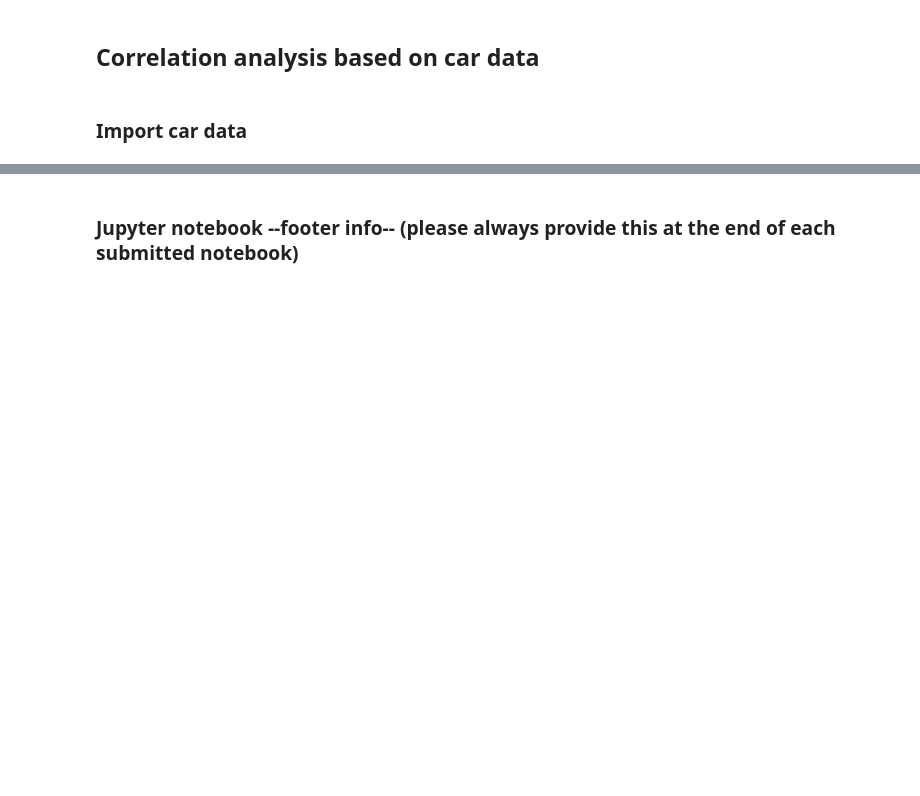
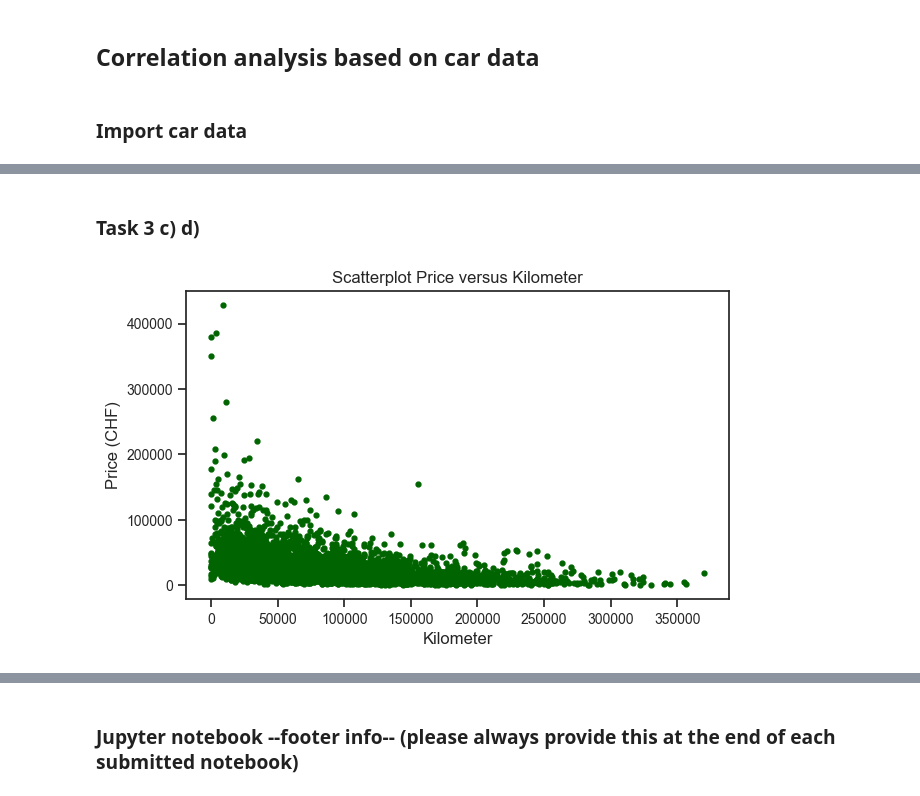
Before and after one commit to mario-gellrich-zhaw/data_analytics, a Jupyter notebook: Week_07/correlation_analysis.ipynb, the cells around one changed output, grey strips where cells are left out. Cells and saved outputs as stored; diff of their text form; code cells hidden in the pictures; blank space fills up the shorter version.

Commit message:
added task 3

```diff
--- a/Week_07/correlation_analysis.ipynb
+++ b/Week_07/correlation_analysis.ipynb
@@ -194,0 +237,18 @@ df_cars
+# %% [markdown]
+### Task 3 c) d)
+# %%
+# Scatterplot Price versus Kilometer
+plt.figure(figsize=(7,4))
+plt.plot(df_cars['Kilometer'],
+         df_cars['Price'],
+         'o',
+         markersize=3.5,
+         color="darkgreen")
+plt.title('Scatterplot Price versus Kilometer', fontsize=12)
+plt.ylabel('Price (CHF)', fontsize=12)
+plt.xlabel('Kilometer', fontsize=12)
+plt.xticks(fontsize = 10)
+plt.yticks(fontsize = 10)
+plt.show()
+# %% [output]
+[figure, added]
```
Also changed, not shown: parts of 13 cells of this notebook.
